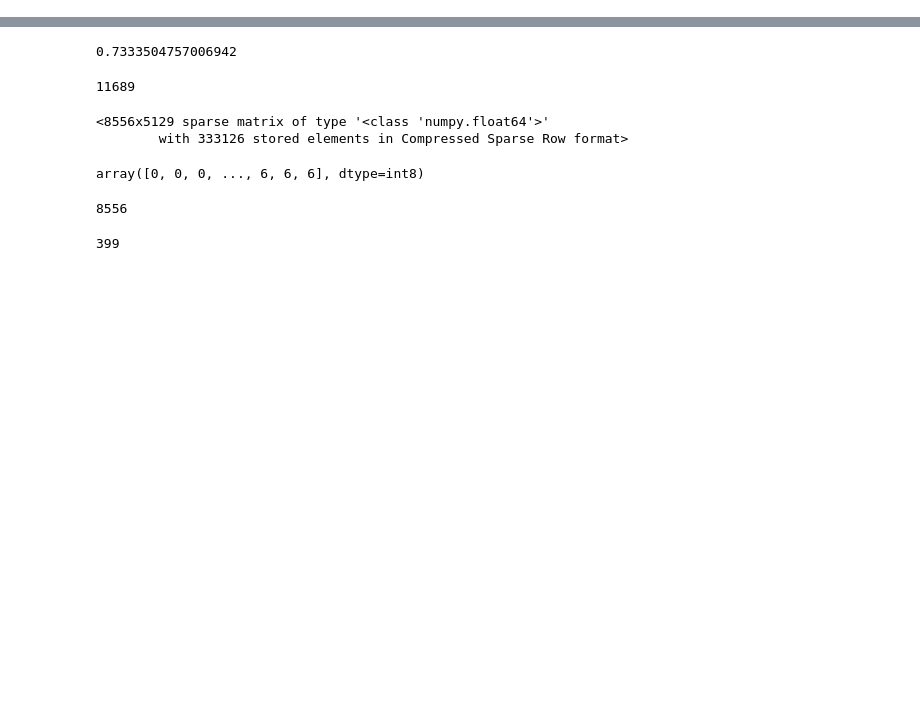
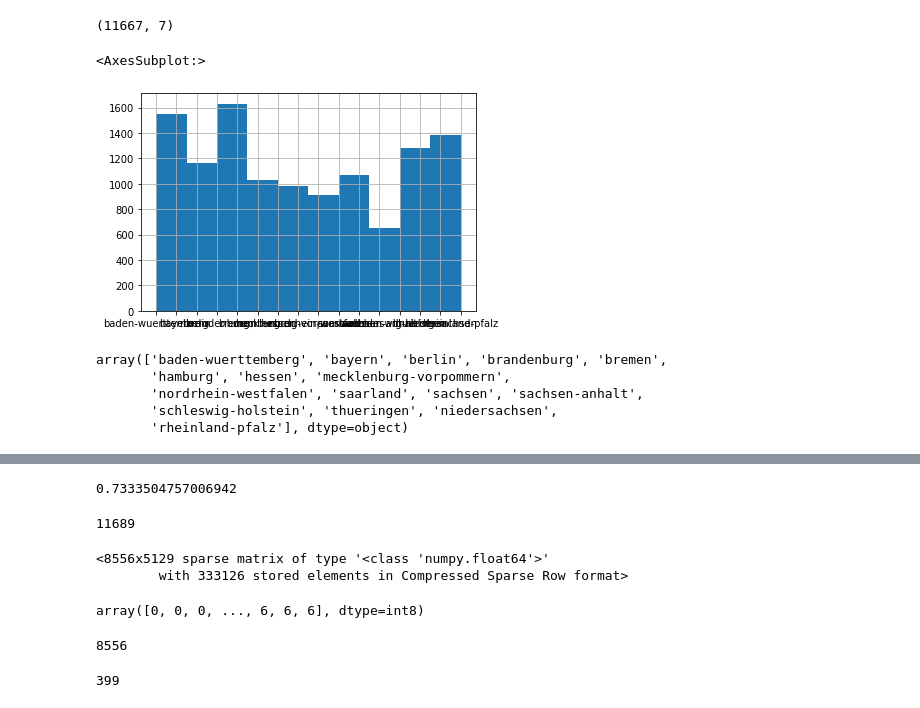
Before and after one commit to rxvl-d/curri, a Jupyter notebook: notebooks/scratch.ipynb, the cells around one changed output, grey strips where cells are left out. Saved outputs shown, nothing was run; the diff lists cells and outputs as text; code cells hidden in the pictures; blank space fills up the shorter version.

```diff
--- a/notebooks/scratch.ipynb
+++ b/notebooks/scratch.ipynb
@@ -122,0 +11,21 @@ array([0, 1, 0, 0, 0, 0, 0, 0, 0, 0, 0, 0, 0, 0, 0, 0, 0, 0, 0, 0])
+# %%
+loader = Loader()
+# %%
+df, multi_grade_idx = loader.sublessons_w_content(filter_multi_grade=True)
+# %%
+df.shape
+# %% [output]
+(11667, 7)
+# %%
+df.land.hist()
+# %% [output]
+<AxesSubplot:>
+[figure, added]
+# %%
+df.land.unique()
+# %% [output]
+array(['baden-wuerttemberg', 'bayern', 'berlin', 'brandenburg', 'bremen',
+       'hamburg', 'hessen', 'mecklenburg-vorpommern',
+       'nordrhein-westfalen', 'saarland', 'sachsen', 'sachsen-anhalt',
+       'schleswig-holstein', 'thueringen', 'niedersachsen',
+       'rheinland-pfalz'], dtype=object)
```
Also changed, not shown: parts of 26 cells of this notebook, 6 other files.
